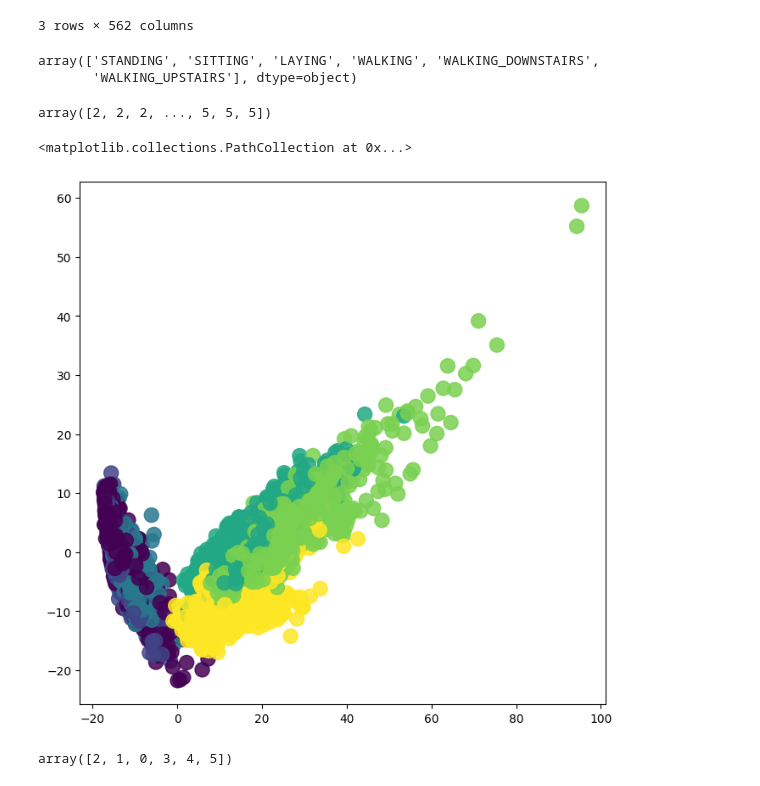
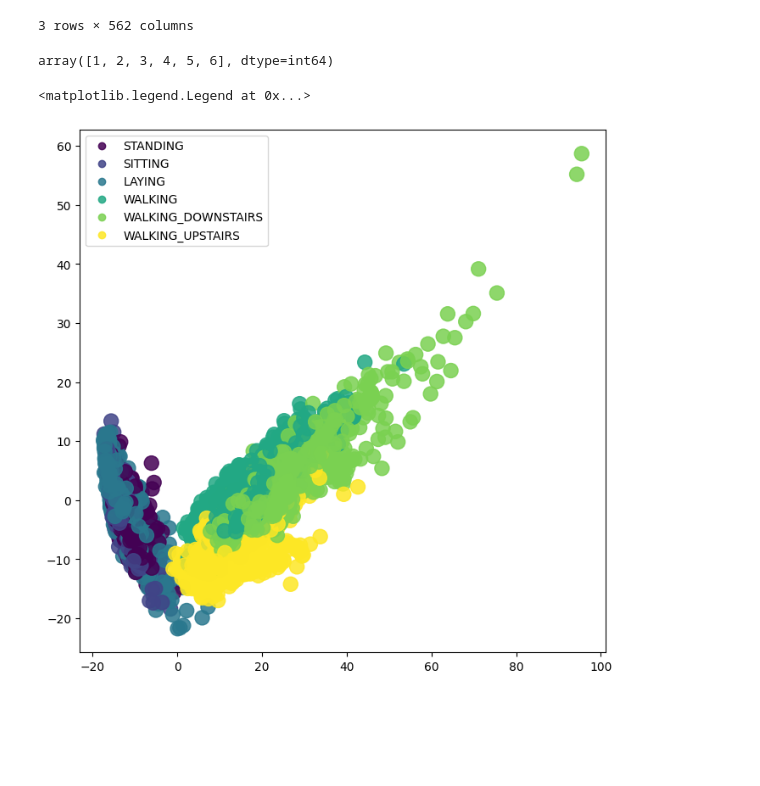
Before and after one commit to mosemb/HumanActivityRecognition, a Jupyter notebook: Har.ipynb, the cells around one changed output. Cells and saved outputs as stored; diff of their text form; code cells hidden in the pictures; blank space fills up the shorter version.

```diff
--- a/Har.ipynb
+++ b/Har.ipynb
@@ -254,6 +254,9 @@ dfx_transform.head(3)
 3 rows × 562 columns
 # %%
 #Lets visualize the first 2 components
+# %%
+cleanup_nums = {"Activity":{"STANDING":1, "SITTING":2, "LAYING":3, "WALKING":4, "WALKING_DOWNSTAIRS":5, "WALKING_UPSTAIRS":6}}
+df.replace(cleanup_nums,inplace=True)
 # %%
 from sklearn.preprocessing import LabelEncoder
 label_encoder = LabelEncoder()
@@ -261,17 +264,15 @@ ye = label_encoder.fit_transform(df.Activity)
 # %%
 df.Activity.unique()
 # %% [output]
-array(['STANDING', 'SITTING', 'LAYING', 'WALKING', 'WALKING_DOWNSTAIRS',
-       'WALKING_UPSTAIRS'], dtype=object)
+array([1, 2, 3, 4, 5, 6], dtype=int64)
-# %%
-ye
-# %% [output]
-array([2, 2, 2, ..., 5, 5, 5])
 # %%
 #colors = ListedColormap(['r','b','g'])
 plt.figure(figsize=(8,8))
-plt.scatter(dfx_transform[0],dfx_transform[1],c=ye,alpha=0.85,s=150)
+classes = ['STANDING', 'SITTING', 'LAYING', 'WALKING','WALKING_DOWNSTAIRS','WALKING_UPSTAIRS']
+scatter = plt.scatter(dfx_transform[0],dfx_transform[1],c=df.Activity,alpha=0.85,s=150)
 #plt.legend(loc="upper left")
+#scatter = plt.scatter(x, y, c=values, cmap=colors)
+plt.legend(handles=scatter.legend_elements()[0], labels=classes)
 # %% [output]
-<matplotlib.collections.PathCollection at 0x...>
+<matplotlib.legend.Legend at 0x...>
-[figure, old version]
+[figure, new version]
@@ -280,4 +278,0 @@ df_ye = pd.DataFrame(data=ye,columns=['ColA'])
-# %%
-df_ye.ColA.unique()
-# %% [output]
-array([2, 1, 0, 3, 4, 5])
```
Also changed, not shown: parts of 1 cell of this notebook.
